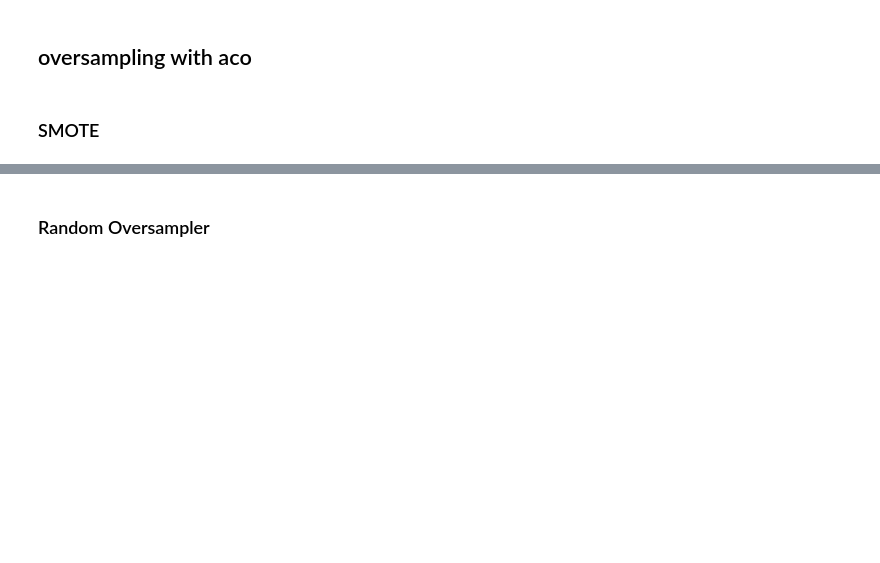
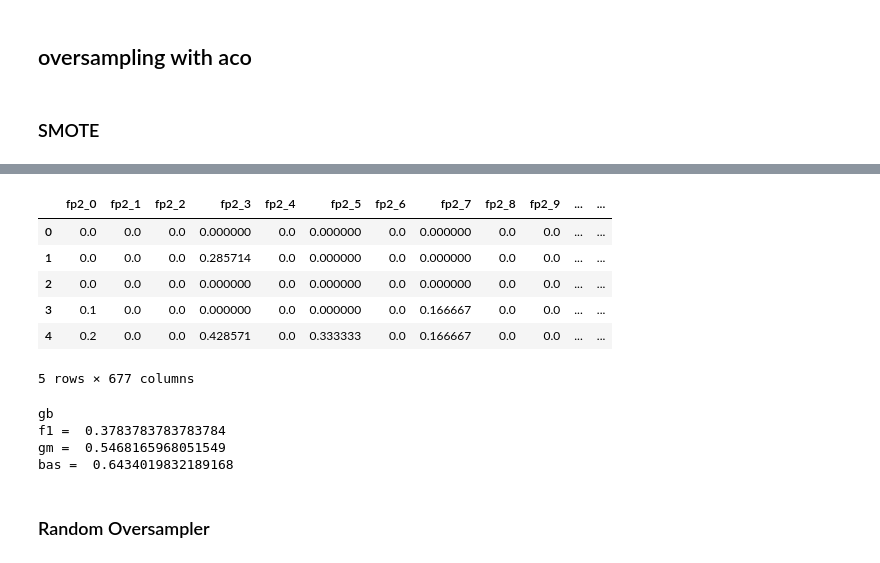
Before and after one commit to lizaharahap/DTI-Prediction-Imbalanced-Data, a Jupyter notebook: Cross Validation Experiment 2.ipynb, the cells around one changed output, grey strips where cells are left out. Saved outputs shown, nothing was run; the diff lists cells and outputs as text; code cells hidden in the pictures; blank space fills up the shorter version.

```diff
--- a/Cross Validation Experiment 2.ipynb
+++ b/Cross Validation Experiment 2.ipynb
@@ -766,0 +744,11 @@ histories
+# %%
+df = pd.read_csv("data/ovrs_aco_smote_data_2000.xls").drop("Unnamed: 0",axis=1)
+df.head()
+# %% [output]
+|  | fp2_0 | fp2_1 | fp2_2 | fp2_3 | fp2_4 | fp2_5 | fp2_6 | fp2_7 | fp2_8 | fp2_9 | ... | ... |
+| 0 | 0.0 | 0.0 | 0.0 | 0.000000 | 0.0 | 0.000000 | 0.0 | 0.000000 | 0.0 | 0.0 | ... | ... |
+| 1 | 0.0 | 0.0 | 0.0 | 0.285714 | 0.0 | 0.000000 | 0.0 | 0.000000 | 0.0 | 0.0 | ... | ... |
+| 2 | 0.0 | 0.0 | 0.0 | 0.000000 | 0.0 | 0.000000 | 0.0 | 0.000000 | 0.0 | 0.0 | ... | ... |
+| 3 | 0.1 | 0.0 | 0.0 | 0.000000 | 0.0 | 0.000000 | 0.0 | 0.166667 | 0.0 | 0.0 | ... | ... |
+| 4 | 0.2 | 0.0 | 0.0 | 0.428571 | 0.0 | 0.333333 | 0.0 | 0.166667 | 0.0 | 0.0 | ... | ... |
+5 rows × 677 columns
@@ -767,3 +758,15 @@ histories
+# %%
+print("gb")
+pipeline_gb.fit(X_train,y_train)
+
+print("f1 = ", f1_score(y_test, pipeline_gb.predict(X_test)))
+print("gm = ", geometric_mean_score(y_test, pipeline_gb.predict(X_test)))
+print("bas = ", balanced_accuracy_score(y_test, pipeline_gb.predict(X_test)))
+# %% [output]
+gb
+f1 =  0.3783783783783784
+gm =  0.5468165968051549
+bas =  0.6434019832189168
 # %% [markdown]
 ### Random Oversampler
 # %%
```
Also changed, not shown: parts of 49 cells of this notebook, 20 other files.
